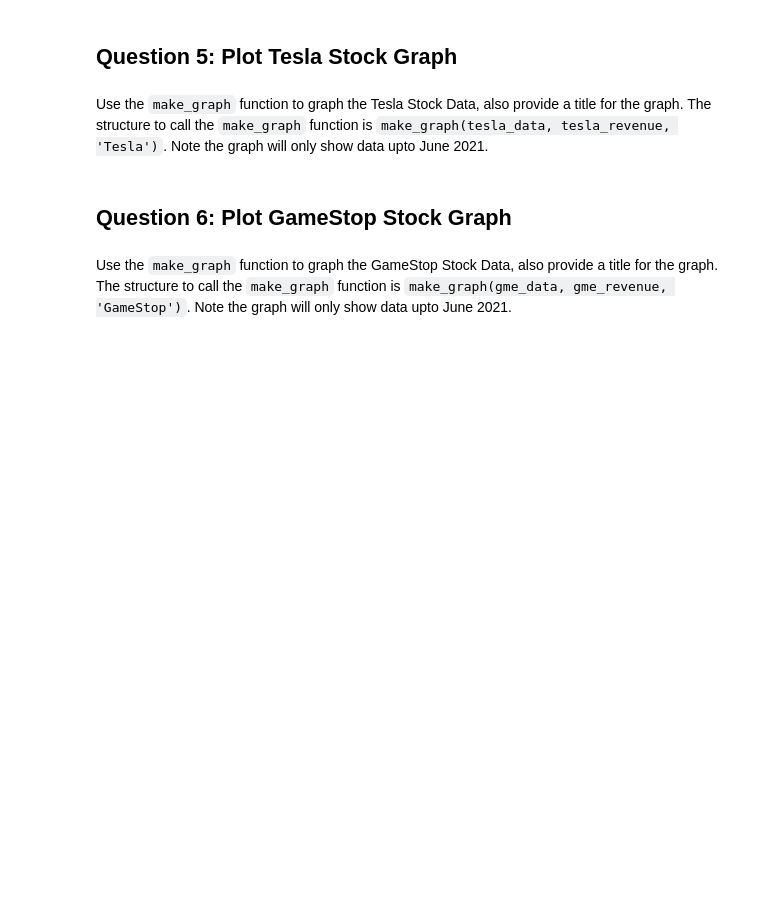
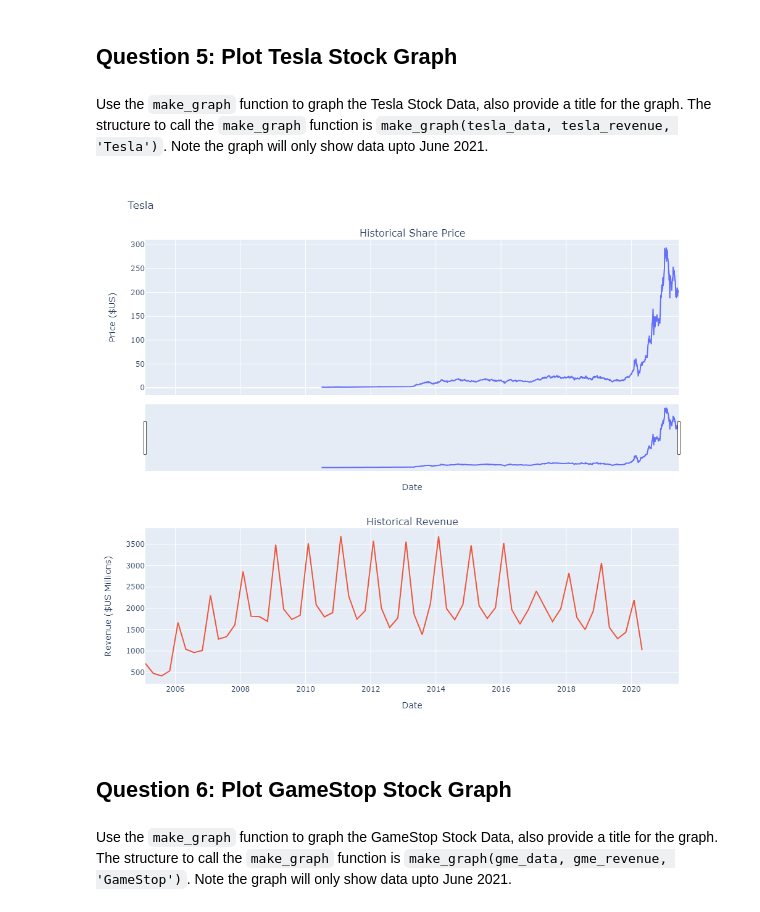
Before and after one commit to hanumansinha/DataScienceLab, a Jupyter notebook: Python_StockMarket_Final Assignment.ipynb, the cells around one changed output. Drawn from its saved outputs; the diff is of its cells as text; code cells hidden in the pictures; blank space fills up the shorter version.

```diff
--- a/Python_StockMarket_Final Assignment.ipynb
+++ b/Python_StockMarket_Final Assignment.ipynb
@@ -267,10 +257,10 @@ gme_revenue.tail()
 ## Question 5: Plot Tesla Stock Graph
 # %% [markdown]
 Use the `make_graph` function to graph the Tesla Stock Data, also provide a title for the graph. The structure to call the `make_graph` function is `make_graph(tesla_data, tesla_revenue, 'Tesla')`. Note the graph will only show data upto June 2021.
-# %%
-tsla_data['Close'] = tsla_data['Close'].astype(float)
-tesla_revenue['Revenue'] = tesla_revenue['Revenue'].astype(float)
-make_graph(tsla_data, tesla_revenue, 'Tesla')
+# %%
+make_graph(tesla_data, tesla_revenue, 'Tesla')
+# %% [output]
+[figure, added]
 # %% [markdown]
 ## Question 6: Plot GameStop Stock Graph
 # %% [markdown]
```
Also changed, not shown: parts of 13 cells of this notebook.
